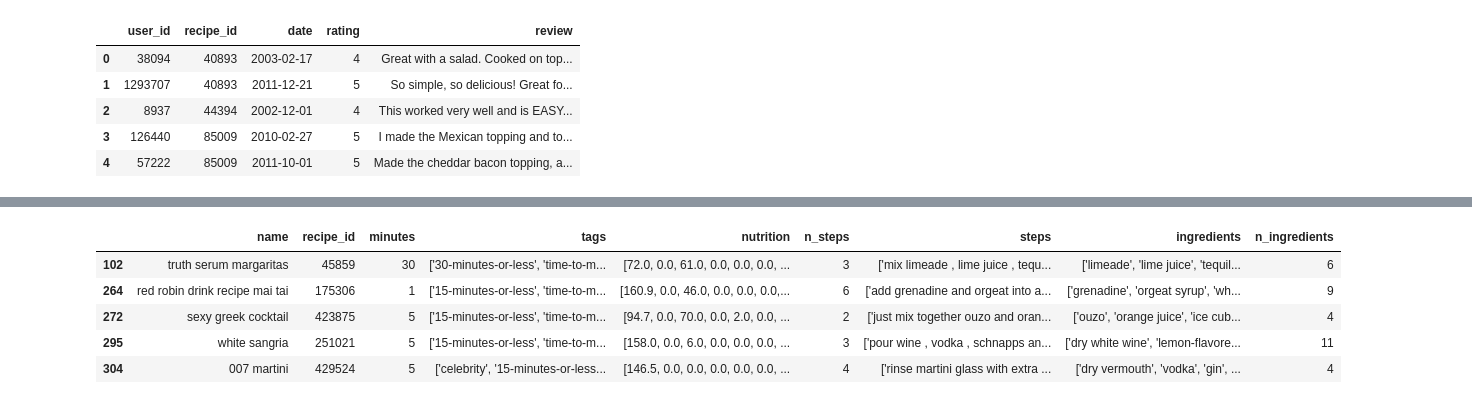
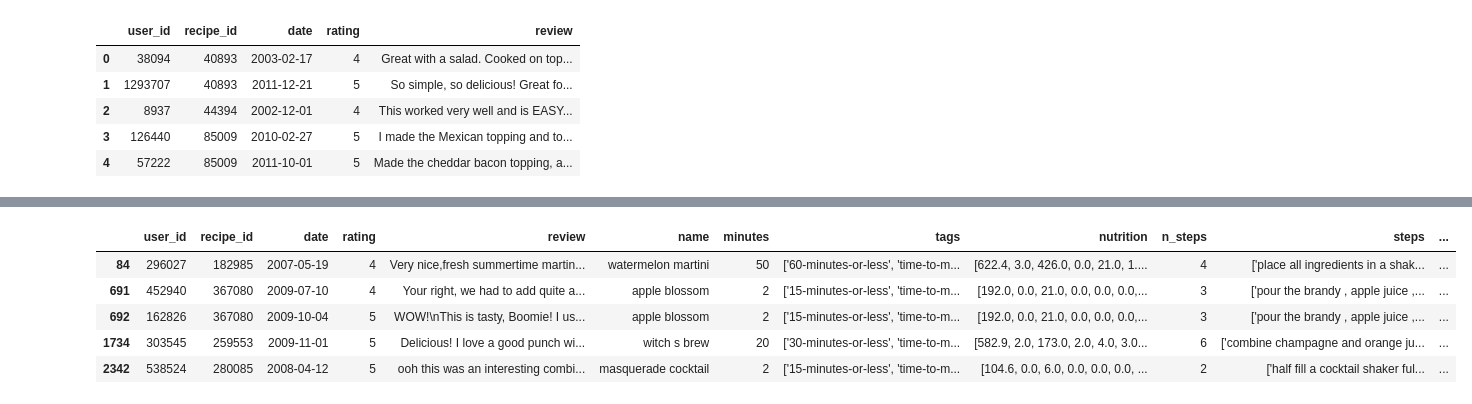
Before and after one commit to codyfp/mixomate-cocktail-recommender, a Jupyter notebook: modelGeneration/exp.ipynb, the cells around one changed output, grey strips where cells are left out. Cells and saved outputs as stored; diff of their text form; code cells hidden in the pictures.

```diff
--- a/modelGeneration/exp.ipynb
+++ b/modelGeneration/exp.ipynb
@@ -339,13 +340,13 @@ combined_df.head()
 # %%
-df_recipes = df_recipes[df_recipes['tags'].str.contains('cocktails', case=False, na=False)]
+combined_df = combined_df[combined_df['tags'].str.contains('cocktails', case=False, na=False)]
 
-df_recipes.rename(columns={'id': 'recipe_id'}, inplace=True)
+combined_df.rename(columns={'id': 'recipe_id'}, inplace=True)
 
-df_recipes.head()
+combined_df.head()
 # %% [output]
-|  | name | recipe_id | minutes | tags | nutrition | n_steps | steps | ingredients | n_ingredients |
-| 102 | truth serum margaritas | 45859 | 30 | ['30-minutes-or-less', 'time-to-m... | [72.0, 0.0, 61.0, 0.0, 0.0, 0.0, ... | 3 | ['mix limeade , lime juice , tequ... | ['limeade', 'lime juice', 'tequil... | 6 |
-| 264 | red robin drink recipe mai tai | 175306 | 1 | ['15-minutes-or-less', 'time-to-m... | [160.9, 0.0, 46.0, 0.0, 0.0, 0.0,... | 6 | ['add grenadine and orgeat into a... | ['grenadine', 'orgeat syrup', 'wh... | 9 |
-| 272 | sexy greek cocktail | 423875 | 5 | ['15-minutes-or-less', 'time-to-m... | [94.7, 0.0, 70.0, 0.0, 2.0, 0.0, ... | 2 | ['just mix together ouzo and oran... | ['ouzo', 'orange juice', 'ice cub... | 4 |
-| 295 | white sangria | 251021 | 5 | ['15-minutes-or-less', 'time-to-m... | [158.0, 0.0, 6.0, 0.0, 0.0, 0.0, ... | 3 | ['pour wine , vodka , schnapps an... | ['dry white wine', 'lemon-flavore... | 11 |
-| 304 | 007 martini | 429524 | 5 | ['celebrity', '15-minutes-or-less... | [146.5, 0.0, 0.0, 0.0, 0.0, 0.0, ... | 4 | ['rinse martini glass with extra ... | ['dry vermouth', 'vodka', 'gin', ... | 4 |
+|  | user_id | recipe_id | date | rating | review | name | minutes | tags | nutrition | n_steps | steps | ... |
+| 84 | 296027 | 182985 | 2007-05-19 | 4 | Very nice,fresh summertime martin... | watermelon martini | 50 | ['60-minutes-or-less', 'time-to-m... | [622.4, 3.0, 426.0, 0.0, 21.0, 1.... | 4 | ['place all ingredients in a shak... | ... |
+| 691 | 452940 | 367080 | 2009-07-10 | 4 | Your right, we had to add quite a... | apple blossom | 2 | ['15-minutes-or-less', 'time-to-m... | [192.0, 0.0, 21.0, 0.0, 0.0, 0.0,... | 3 | ['pour the brandy , apple juice ,... | ... |
+| 692 | 162826 | 367080 | 2009-10-04 | 5 | WOW!\nThis is tasty, Boomie! I us... | apple blossom | 2 | ['15-minutes-or-less', 'time-to-m... | [192.0, 0.0, 21.0, 0.0, 0.0, 0.0,... | 3 | ['pour the brandy , apple juice ,... | ... |
+| 1734 | 303545 | 259553 | 2009-11-01 | 5 | Delicious! I love a good punch wi... | witch s brew | 20 | ['30-minutes-or-less', 'time-to-m... | [582.9, 2.0, 173.0, 2.0, 4.0, 3.0... | 6 | ['combine champagne and orange ju... | ... |
+| 2342 | 538524 | 280085 | 2008-04-12 | 5 | ooh this was an interesting combi... | masquerade cocktail | 2 | ['15-minutes-or-less', 'time-to-m... | [104.6, 0.0, 6.0, 0.0, 0.0, 0.0, ... | 2 | ['half fill a cocktail shaker ful... | ... |
```
Also changed, not shown: parts of 5 cells of this notebook.
